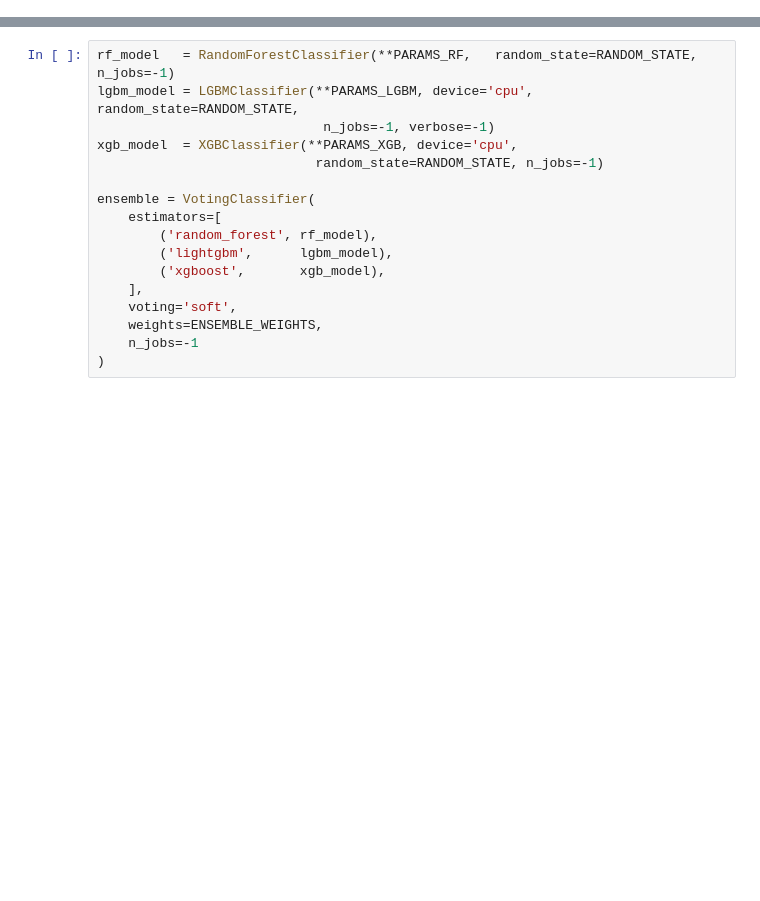
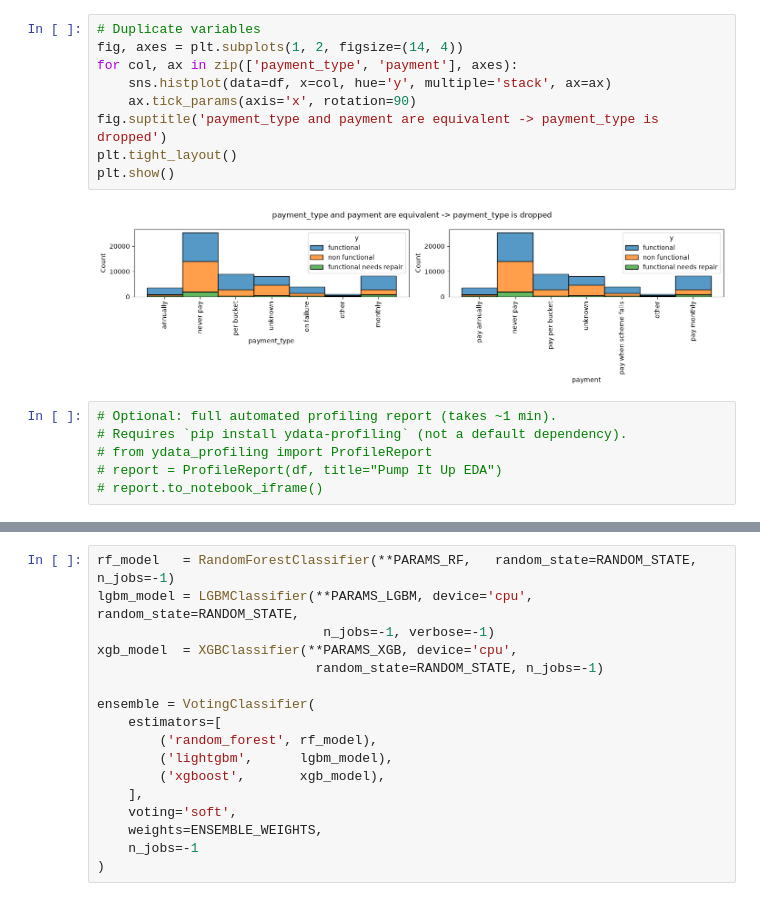
Before and after one commit to inigoochoa/pump-it-up-competition, a Jupyter notebook: notebooks/pump_it_up_ensemble.ipynb, the cells around one changed output, grey strips where cells are left out. Cells and saved outputs as stored; diff of their text form; blank space fills up the shorter version.

```diff
--- a/notebooks/pump_it_up_ensemble.ipynb
+++ b/notebooks/pump_it_up_ensemble.ipynb
@@ -454,0 +240,17 @@ Los pesos se ajustaron empíricamente comparando runs en MLflow.
+# %%
+# Duplicate variables
+fig, axes = plt.subplots(1, 2, figsize=(14, 4))
+for col, ax in zip(['payment_type', 'payment'], axes):
+    sns.histplot(data=df, x=col, hue='y', multiple='stack', ax=ax)
+    ax.tick_params(axis='x', rotation=90)
+fig.suptitle('payment_type and payment are equivalent -> payment_type is dropped')
+plt.tight_layout()
+plt.show()
+# %% [output]
+[figure, added]
+# %%
+# Optional: full automated profiling report (takes ~1 min).
+# Requires `pip install ydata-profiling` (not a default dependency).
+# from ydata_profiling import ProfileReport
+# report = ProfileReport(df, title="Pump It Up EDA")
+# report.to_notebook_iframe()
```
Also changed, not shown: parts of 67 cells of this notebook, 7 other files.
